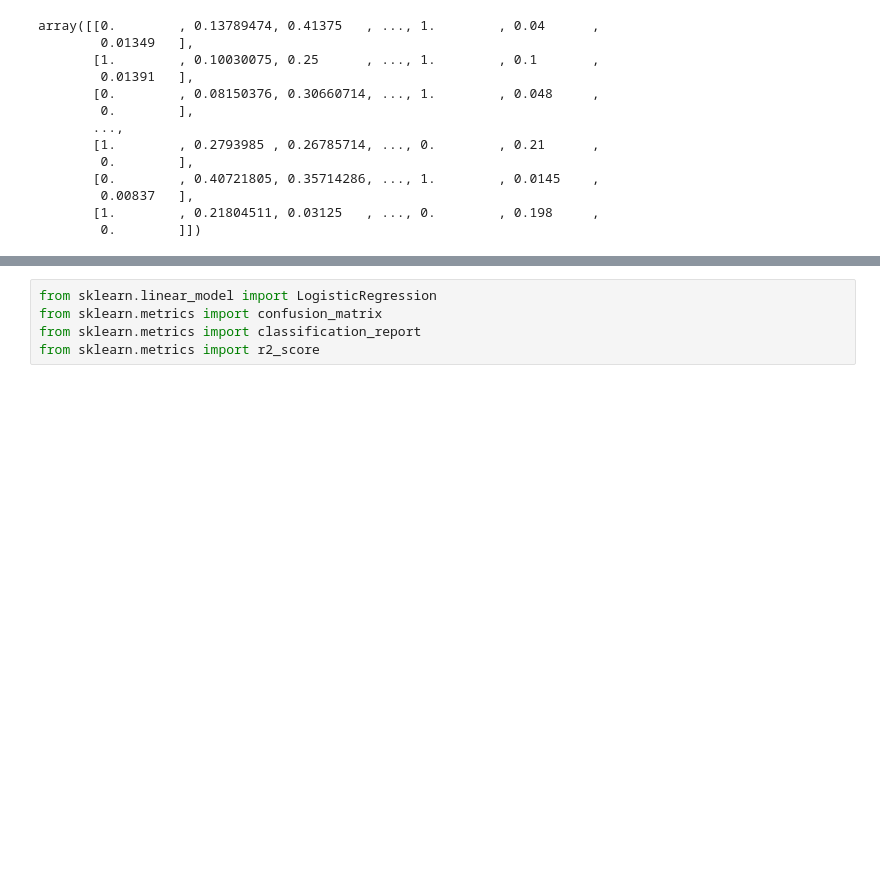
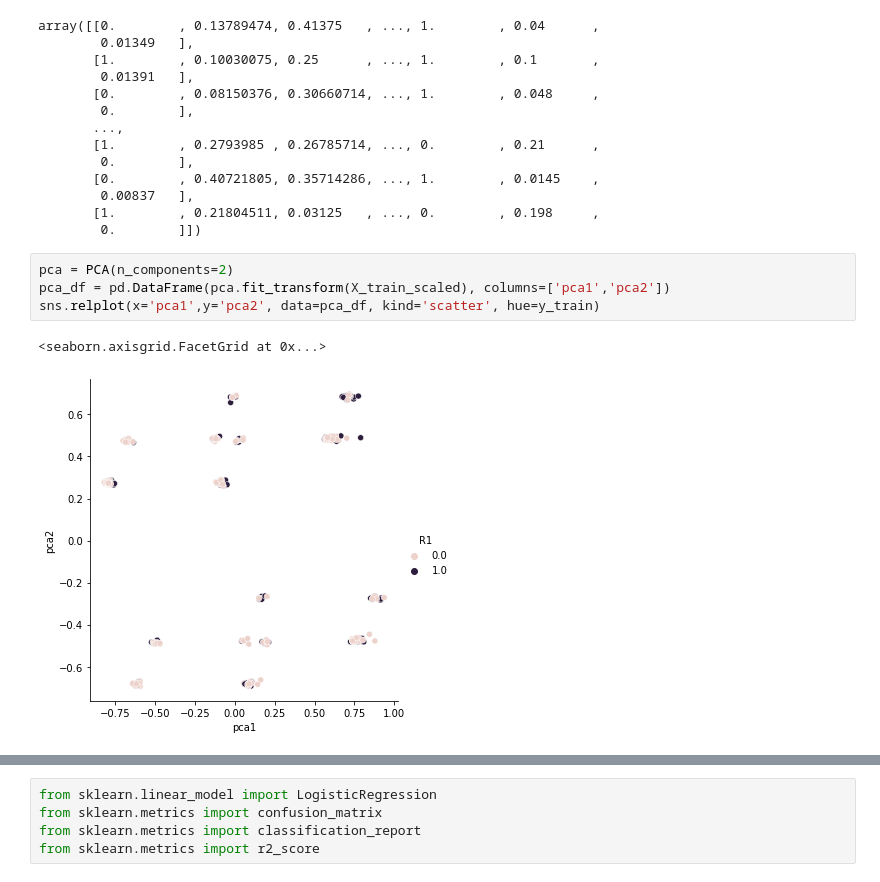
Before and after one commit to shreyansh273/GTx_6501, a Jupyter notebook: Week_1.ipynb, the cells around one changed output, grey strips where cells are left out. Saved outputs shown, nothing was run; the diff lists cells and outputs as text; blank space fills up the shorter version.

```diff
--- a/Week_1.ipynb
+++ b/Week_1.ipynb
@@ -156,3 +157,10 @@ array([[0.        , 0.13789474, 0.41375   , ..., 1.        , 0.04      ,
         0.00837   ],
        [1.        , 0.21804511, 0.03125   , ..., 0.        , 0.198     ,
         0.        ]])
+# %%
+pca = PCA(n_components=2)
+pca_df = pd.DataFrame(pca.fit_transform(X_train_scaled), columns=['pca1','pca2'])
+sns.relplot(x='pca1',y='pca2', data=pca_df, kind='scatter', hue=y_train)
+# %% [output]
+<seaborn.axisgrid.FacetGrid at 0x...>
+[figure, added]
```
Also changed, not shown: parts of 6 cells of this notebook.
